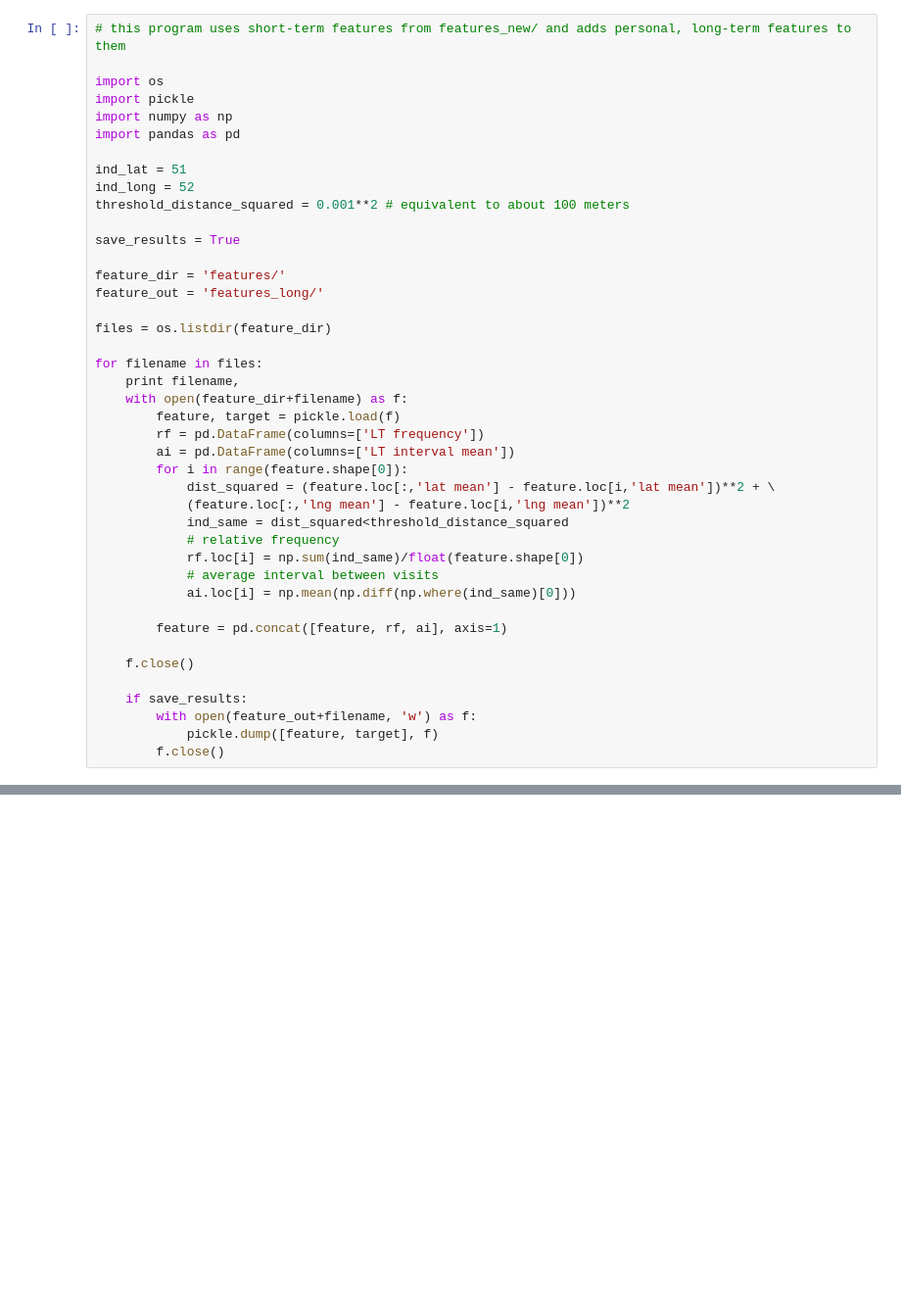
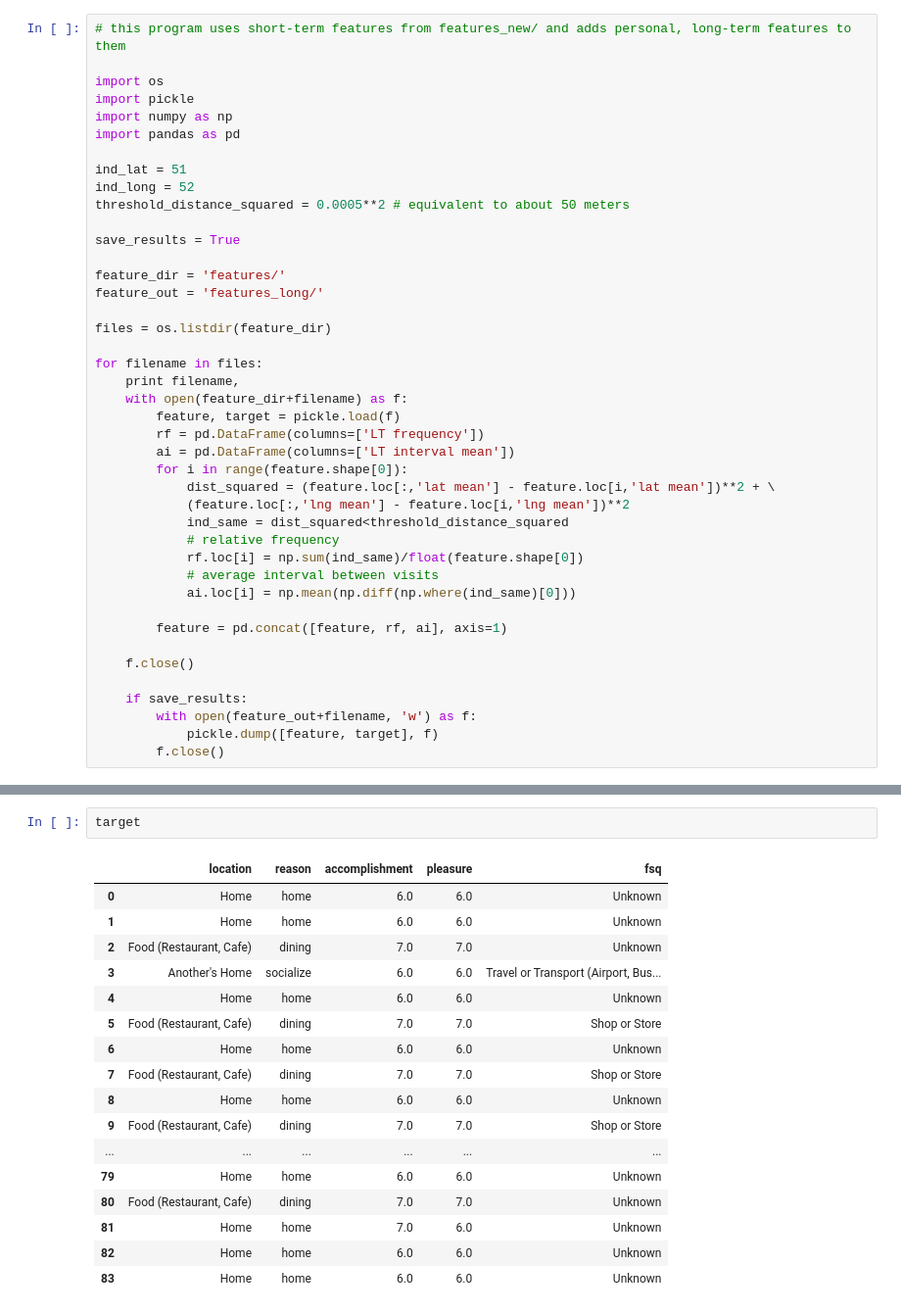
Before and after one commit to sosata/CS120DataAnalysis, a Jupyter notebook: SemanticLocation/extract_features_longterm.ipynb, the cells around one changed output, grey strips where cells are left out. Shown at 98% size. Saved outputs shown, nothing was run; the diff lists cells and outputs as text; blank space fills up the shorter version.

```diff
--- a/SemanticLocation/extract_features_longterm.ipynb
+++ b/SemanticLocation/extract_features_longterm.ipynb
@@ -8,7 +8,7 @@ import pandas as pd
 
 ind_lat = 51
 ind_long = 52
-threshold_distance_squared = 0.001**2 # equivalent to about 100 meters
+threshold_distance_squared = 0.0005**2 # equivalent to about 50 meters
 
 save_results = True
 
@@ -62,0 +45,20 @@ Index([u'lgt mean', u'lgt std', u'lgt off', u'lgt zcrossing', u'lgt skew',
+# %%
+target
+# %% [output]
+|  | location | reason | accomplishment | pleasure | fsq |
+| 0 | Home | home | 6.0 | 6.0 | Unknown |
+| 1 | Home | home | 6.0 | 6.0 | Unknown |
+| 2 | Food (Restaurant, Cafe) | dining | 7.0 | 7.0 | Unknown |
+| 3 | Another's Home | socialize | 6.0 | 6.0 | Travel or Transport (Airport, Bus... |
+| 4 | Home | home | 6.0 | 6.0 | Unknown |
+| 5 | Food (Restaurant, Cafe) | dining | 7.0 | 7.0 | Shop or Store |
+| 6 | Home | home | 6.0 | 6.0 | Unknown |
+| 7 | Food (Restaurant, Cafe) | dining | 7.0 | 7.0 | Shop or Store |
+| 8 | Home | home | 6.0 | 6.0 | Unknown |
+| 9 | Food (Restaurant, Cafe) | dining | 7.0 | 7.0 | Shop or Store |
+| ... | ... | ... | ... | ... | ... |
+| 79 | Home | home | 6.0 | 6.0 | Unknown |
+| 80 | Food (Restaurant, Cafe) | dining | 7.0 | 7.0 | Unknown |
+| 81 | Home | home | 7.0 | 6.0 | Unknown |
+| 82 | Home | home | 6.0 | 6.0 | Unknown |
+| 83 | Home | home | 6.0 | 6.0 | Unknown |
```
Also changed, not shown: parts of 3 cells of this notebook, 20 other files.
